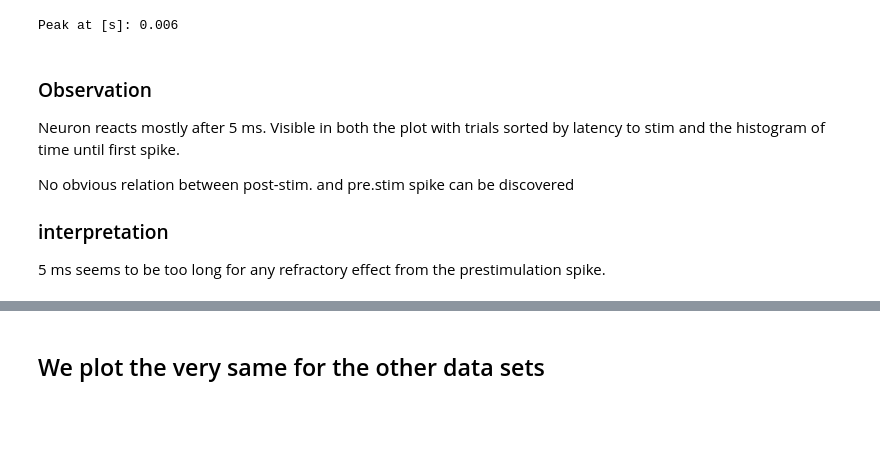
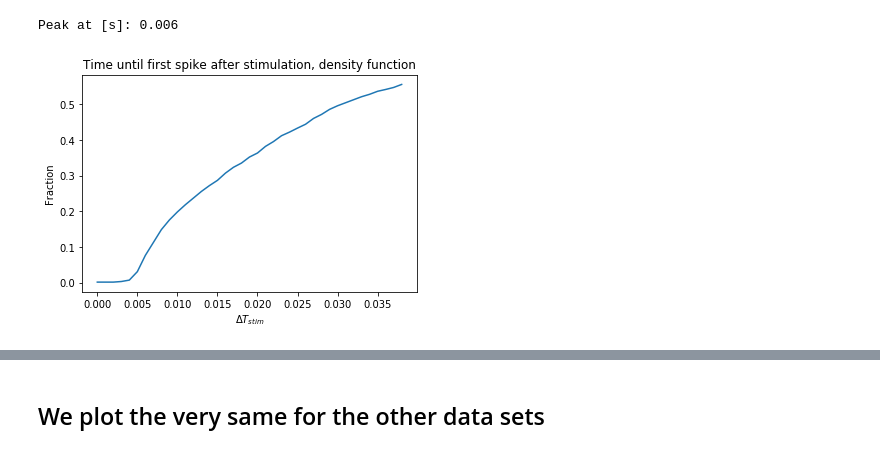
Before and after one commit to lepmik/causal-optogenetics-paper-data, a Jupyter notebook: Juxtacellular.ipynb, the cells around one changed output, grey strips where cells are left out. Cells and saved outputs as stored; diff of their text form; code cells hidden in the pictures; blank space fills up the shorter version.

```diff
--- a/Juxtacellular.ipynb
+++ b/Juxtacellular.ipynb
@@ -218,12 +209,16 @@ print('Peak at [s]: ' + str(np.round(bins[np.argmax(H)], 3)))
 # %% [output]
 [figure]
 Peak at [s]: 0.006
-# %% [markdown]
-### Observation
-Neuron reacts mostly after 5 ms.
-Visible in both the plot with trials sorted by latency to stim and the histogram of time until first spike.
-
-No obvious relation between post-stim. and pre.stim spike can be discovered
-
-### interpretation
-5 ms seems to be too long for any refractory effect from the prestimulation spike.
+# %%
+H, bins = np.histogram(ltnc_onst, bins=np.arange(0., .04, 0.001))
+H = H / len(epc.times)
+fig, ax = plt.subplots(1)
+H_cum = np.cumsum(H)
+ax.plot(bins[:-1],H_cum)
+ax.set_xlabel(r'$\Delta T_{stim}$')
+ax.set_ylabel('Fraction')
+ax.set_title('Time until first spike after stimulation, density function')
+
+plt.show()
+# %% [output]
+[figure, added]
```
Also changed, not shown: parts of 53 cells of this notebook.
